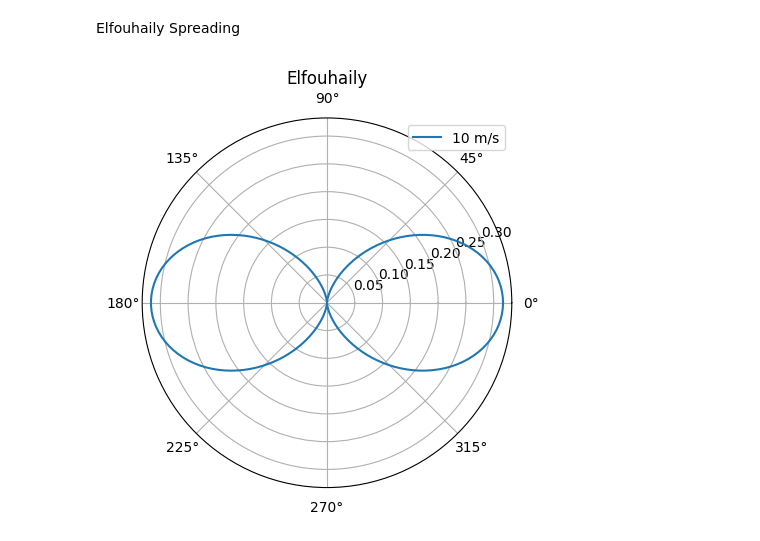
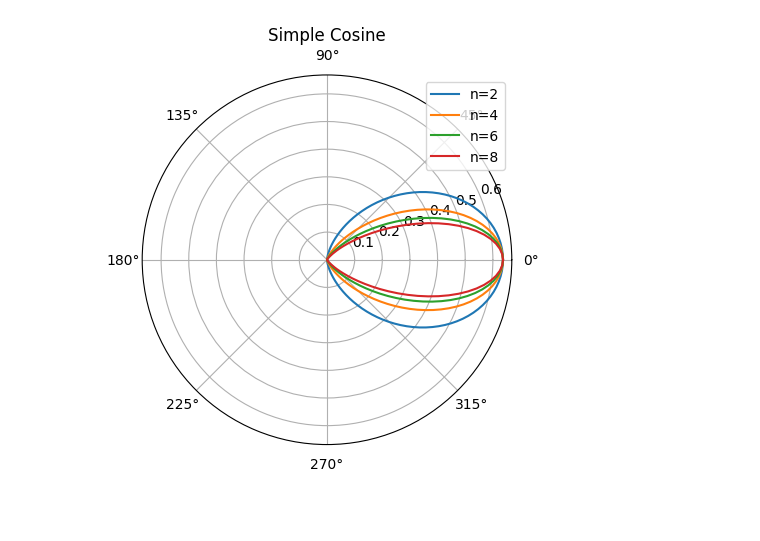
Before and after one commit to eltjonqef/OceanSARImagingSimulator, a Jupyter notebook: models.ipynb, the cells around one changed output. Cells and saved outputs as stored; diff of their text form; code cells hidden in the pictures; blank space fills up the shorter version.

```diff
--- a/models.ipynb
+++ b/models.ipynb
@@ -49,7 +34,7 @@ longuet_higgins_spread.plot()
-# %% [markdown]
-Elfouhaily Spreading
-# %%
-elfouhaily_spread=spreading_function(spreading_model.Elfouhaily,theta,k=0.1,F=25000)
-elfouhaily_spread.plot()
-# %% [output]
-[figure, removed]
+# %%
+n=[2,4,6,8]
+simple_cosine=[spreading_function(function=spreading_model.Simple_Cosine, theta=theta, n=i) for i in n]
+for model in simple_cosine:
+    model.plot(f'{output_folder}/simple_cosine.png')
+# %% [output]
+[figure, added]
```
Also changed, not shown: parts of 20 cells of this notebook, 9 other files.
